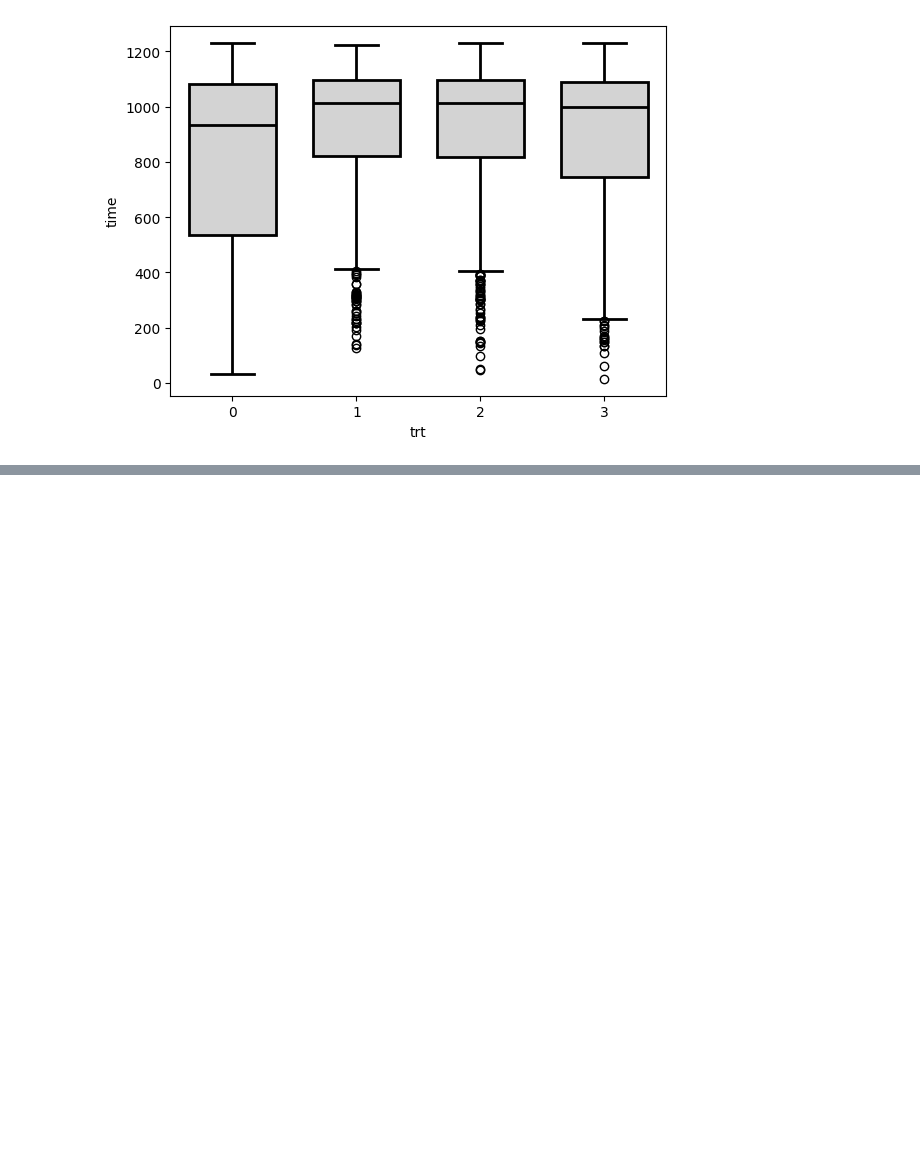
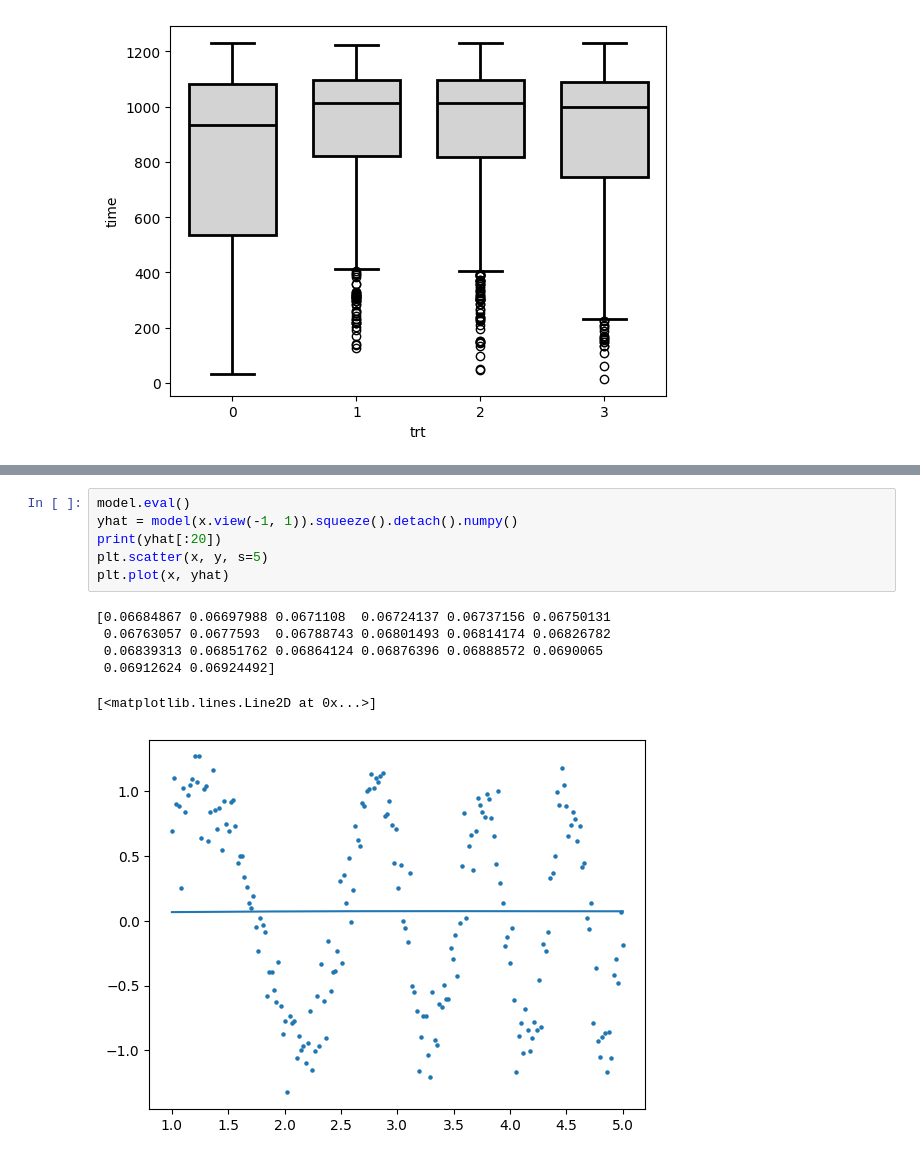
Before and after one commit to GioZd/Cox-BNN, a Jupyter notebook: cox-bnn.ipynb, the cells around one changed output, grey strips where cells are left out. Drawn from its saved outputs; the diff is of its cells as text; blank space fills up the shorter version.

```diff
--- a/cox-bnn.ipynb
+++ b/cox-bnn.ipynb
@@ -67,0 +261,13 @@ plt.show()
+# %%
+model.eval()
+yhat = model(x.view(-1, 1)).squeeze().detach().numpy()
+print(yhat[:20])
+plt.scatter(x, y, s=5)
+plt.plot(x, yhat)
+# %% [output]
+[0.06684867 0.06697988 0.0671108  0.06724137 0.06737156 0.06750131
+ 0.06763057 0.0677593  0.06788743 0.06801493 0.06814174 0.06826782
+ 0.06839313 0.06851762 0.06864124 0.06876396 0.06888572 0.0690065
+ 0.06912624 0.06924492]
+[<matplotlib.lines.Line2D at 0x...>]
+[figure, added]
```
Also changed, not shown: parts of 26 cells of this notebook, 3 other files.
